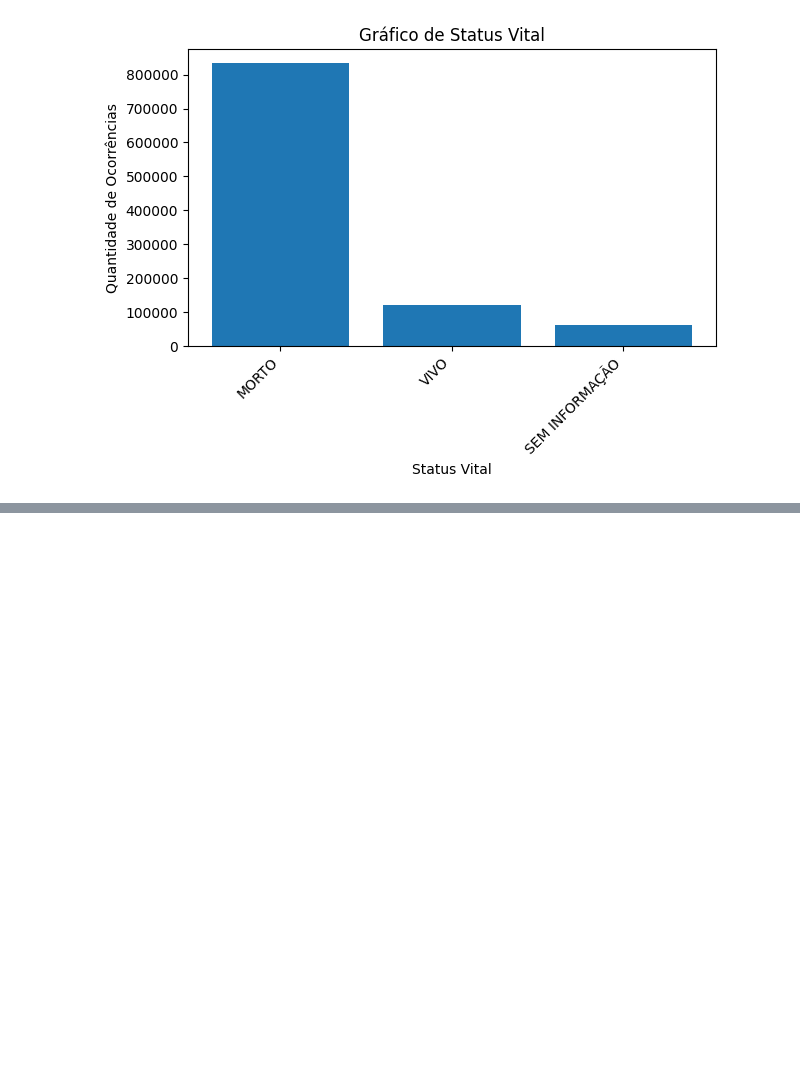
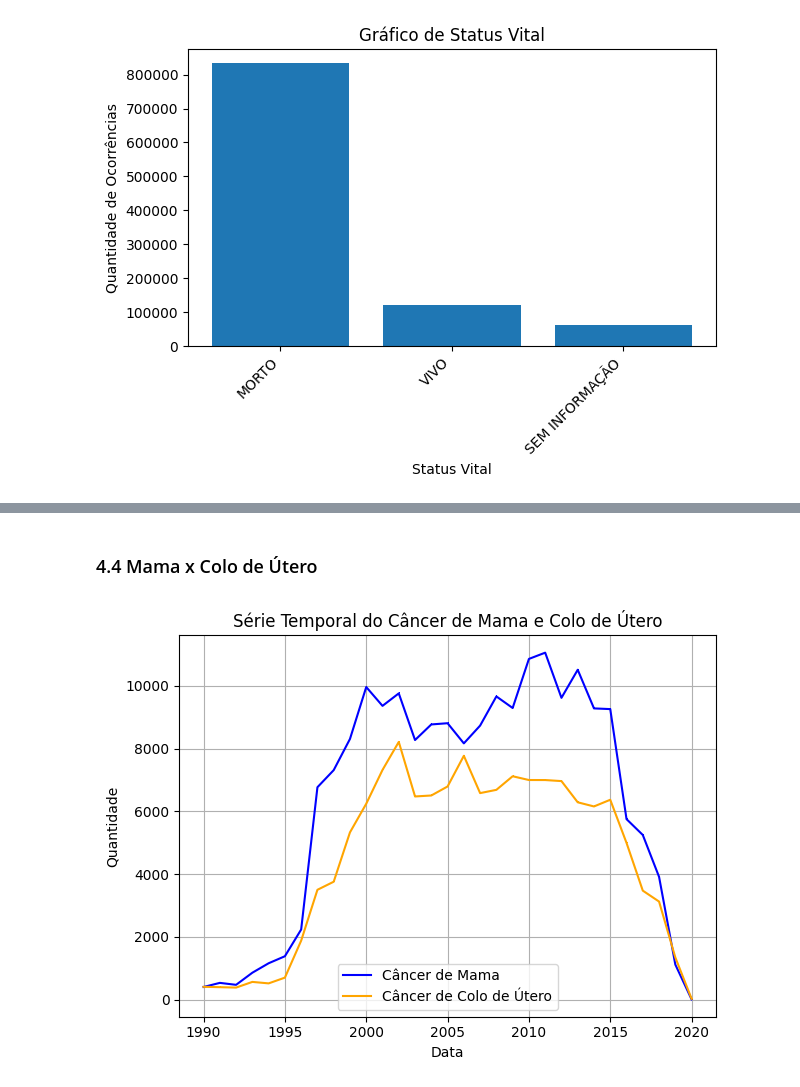
Before and after one commit to MateusVasc/IC-Cancer-Time-Series, a Jupyter notebook: presentation.ipynb, the cells around one changed output, grey strips where cells are left out. Saved outputs shown, nothing was run; the diff lists cells and outputs as text; code cells hidden in the pictures; blank space fills up the shorter version.

```diff
--- a/presentation.ipynb
+++ b/presentation.ipynb
@@ -668,0 +803,21 @@ plt.tight_layout()
+# %% [markdown]
+### 4.4 Mama x Colo de Útero
+# %%
+mama_count = df_mama['Data de Diagnostico'].dt.year.value_counts().sort_index()
+plt.plot(mama_count.index, mama_count.values, marker=',', linestyle='-', label='Câncer de Mama', color='blue')
+
+colo_utero_count = df_colo_utero['Data de Diagnostico'].dt.year.value_counts().sort_index()
+plt.plot(colo_utero_count.index, colo_utero_count.values, marker=',', linestyle='-', label='Câncer de Colo de Útero', color='orange')
+
+plt.title("Série Temporal do Câncer de Mama e Colo de Útero")
+plt.ylabel("Quantidade")
+plt.xlabel("Data")
+
+plt.grid(True)
+plt.tight_layout()
+
+plt.legend()
+
+plt.show()
+# %% [output]
+[figure, added]
```
Also changed, not shown: parts of 26 cells of this notebook.
